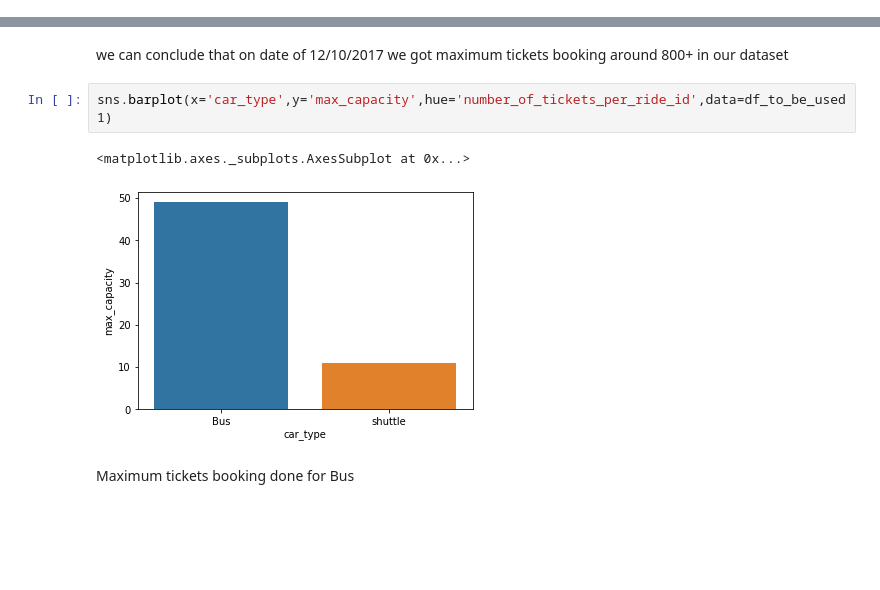
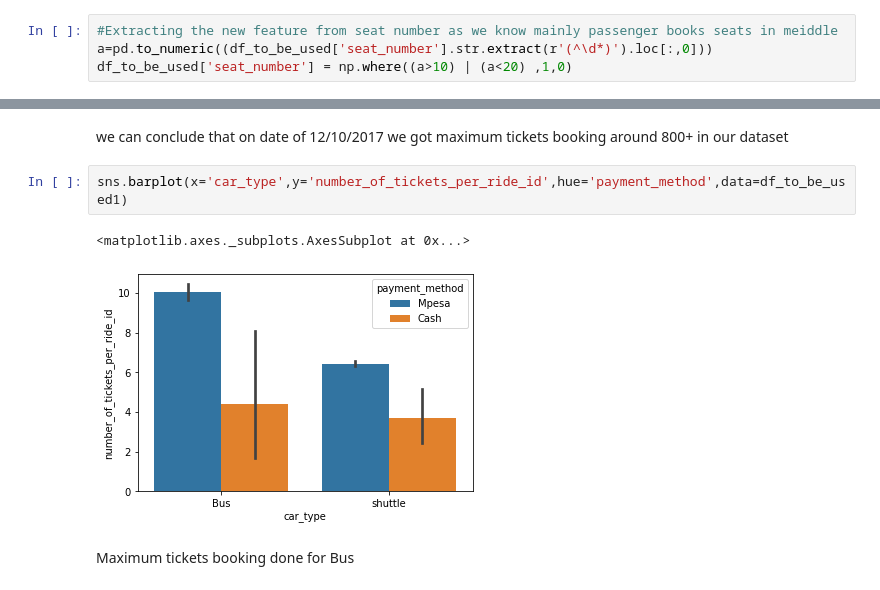
Before and after one commit to GaneshkumarPatel/Supervised-ML--Transport-Demand-prediction, a Jupyter notebook: Ganeshkumar_Patel_Capstone_Project.ipynb, the cells around one changed output, grey strips where cells are left out. Cells and saved outputs as stored; diff of their text form; blank space fills up the shorter version.

```diff
--- a/Ganeshkumar_Patel_Capstone_Project.ipynb
+++ b/Ganeshkumar_Patel_Capstone_Project.ipynb
@@ -227,3 +251,7 @@ df_to_be_used['hour_booked']=df_to_be_used["travel_date"].dt.hour
+# %%
+#Extracting the new feature from seat number as we know mainly passenger books seats in meiddle
+a=pd.to_numeric((df_to_be_used['seat_number'].str.extract(r'(^\d*)').loc[:,0]))
+df_to_be_used['seat_number'] = np.where((a>10) | (a<20) ,1,0)
 # %%
 #lets copy the dataset for further use
 df_to_be_used1=df_to_be_used.copy()
@@ -243,10 +284,10 @@ df_to_be_used1.groupby('travel_date')['number_of_tickets_per_ride_id'].sum().sor
 # %% [markdown]
 we can conclude that on date of 12/10/2017 we got maximum tickets booking around 800+ in our dataset
 # %%
-sns.barplot(x='car_type',y='max_capacity',hue='number_of_tickets_per_ride_id',data=df_to_be_used1)
+sns.barplot(x='car_type',y='number_of_tickets_per_ride_id',hue='payment_method',data=df_to_be_used1)
 # %% [output]
 <matplotlib.axes._subplots.AxesSubplot at 0x...>
-[figure, old version]
+[figure, new version]
 # %% [markdown]
 Maximum tickets booking done for Bus
 # %%
```
Also changed, not shown: parts of 14 cells of this notebook.
